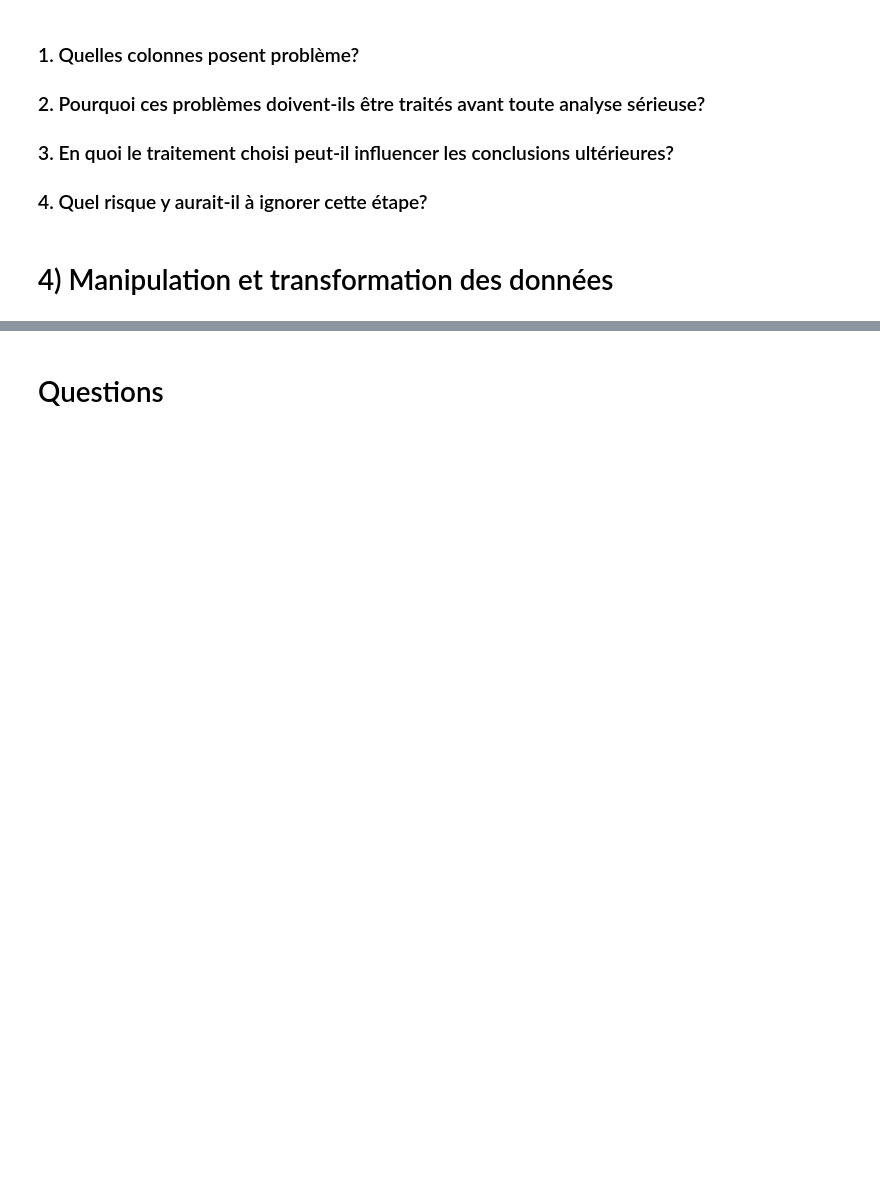
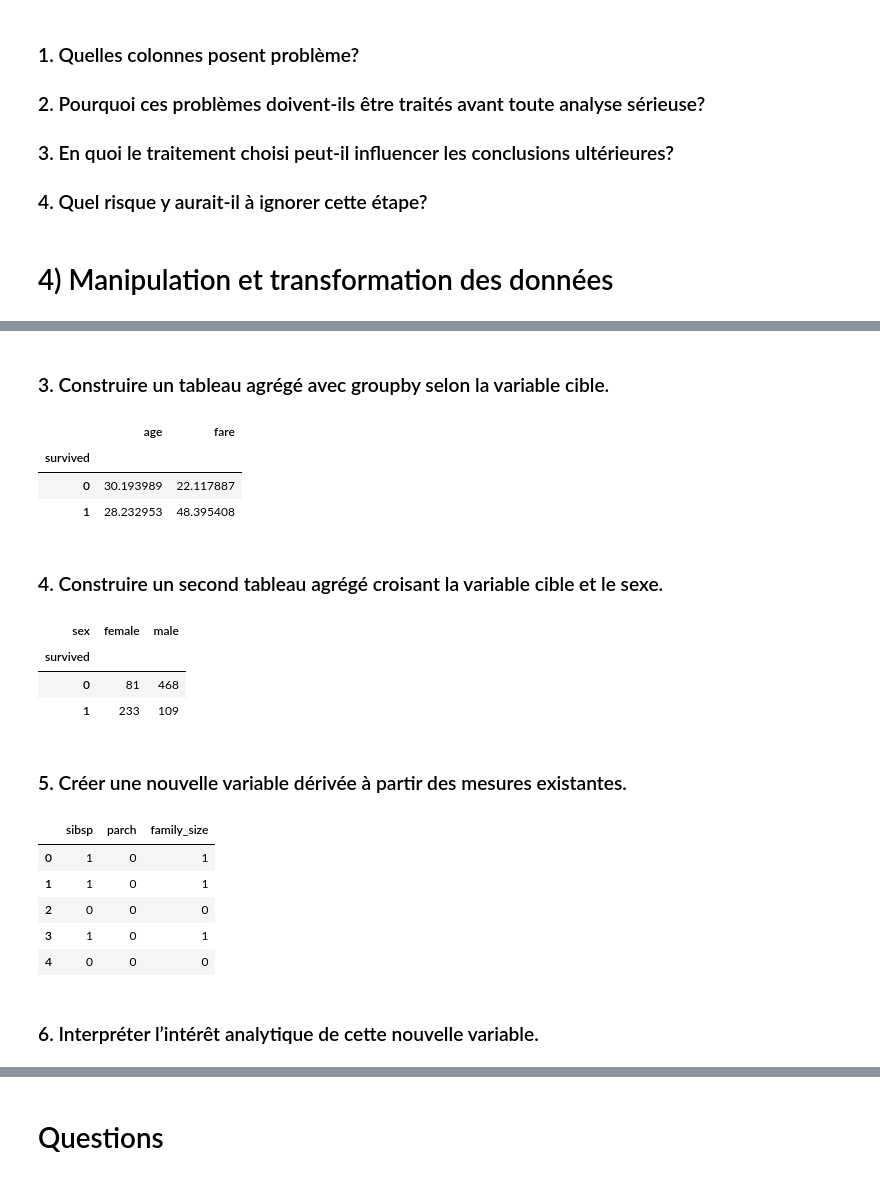
Before and after one commit to SauSauN/Data_Nelly_Academic_Project, a Jupyter notebook: Data_viz_tp2.ipynb, the cells around one changed output, grey strips where cells are left out. Cells and saved outputs as stored; diff of their text form; code cells hidden in the pictures; blank space fills up the shorter version.

```diff
--- a/Data_viz_tp2.ipynb
+++ b/Data_viz_tp2.ipynb
@@ -228,0 +260,34 @@ dtype: int64
+# %% [markdown]
+### 3. Construire un tableau agrégé avec groupby selon la variable cible.
+# %%
+agg_survived = df.groupby('survived')[['age','fare']].mean()
+agg_survived
+# %% [output]
+|  | age | fare |
+| survived |  |  |
+| 0 | 30.193989 | 22.117887 |
+| 1 | 28.232953 | 48.395408 |
+# %% [markdown]
+### 4. Construire un second tableau agrégé croisant la variable cible et le sexe.
+# %%
+agg_survived_sex = df.groupby(['survived','sex'])['pclass'].count().unstack()
+agg_survived_sex
+# %% [output]
+| sex | female | male |
+| survived |  |  |
+| 0 | 81 | 468 |
+| 1 | 233 | 109 |
+# %% [markdown]
+### 5. Créer une nouvelle variable dérivée à partir des mesures existantes.
+# %%
+df['family_size'] = df['sibsp'] + df['parch']
+df[['sibsp','parch','family_size']].head(5)
+# %% [output]
+|  | sibsp | parch | family_size |
+| 0 | 1 | 0 | 1 |
+| 1 | 1 | 0 | 1 |
+| 2 | 0 | 0 | 0 |
+| 3 | 1 | 0 | 1 |
+| 4 | 0 | 0 | 0 |
+# %% [markdown]
+### 6. Interpréter l’intérêt analytique de cette nouvelle variable.
```
Also changed, not shown: parts of 6 cells of this notebook.
